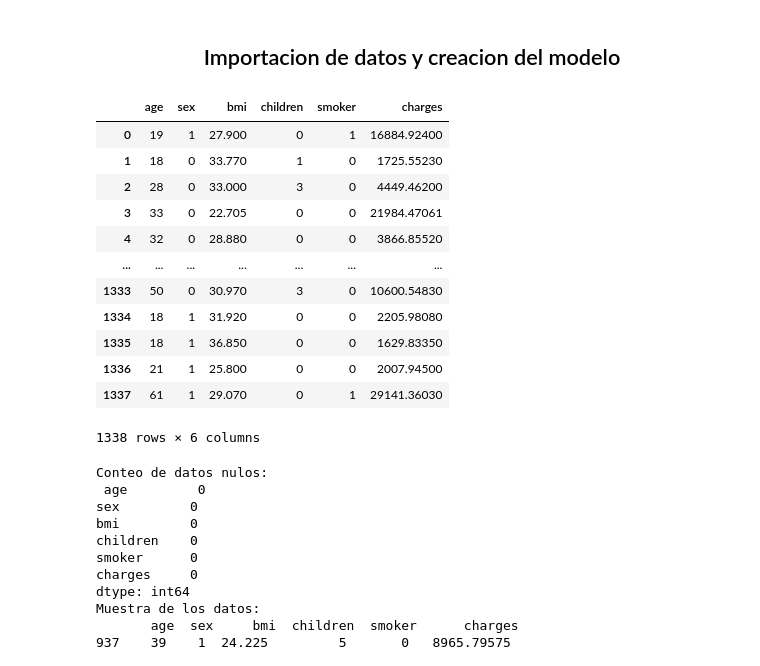
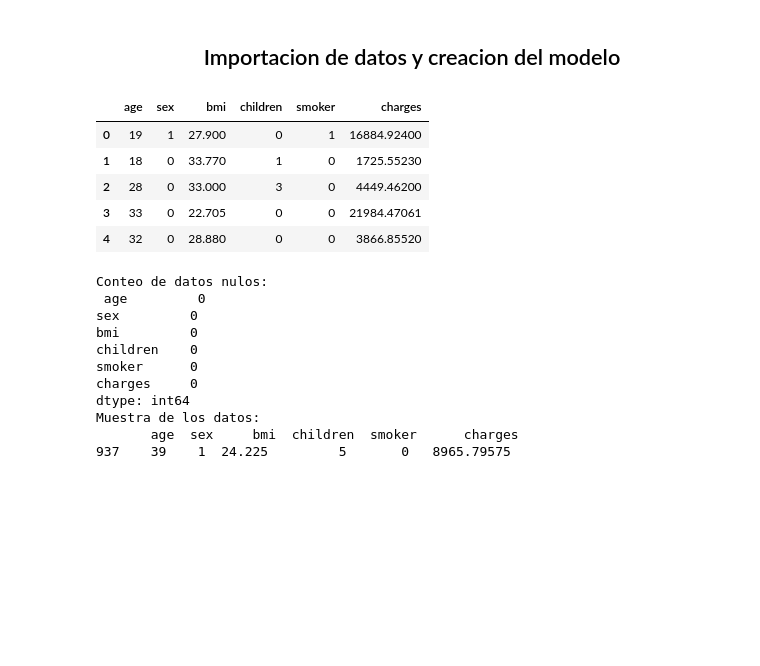
Before and after one commit to Alejo-P/Fundamentos-IA, a Jupyter notebook: T1-Regresion-Lineal/Programa.ipynb, the cells around one changed output. Drawn from its saved outputs; the diff is of its cells as text; code cells hidden in the pictures; blank space fills up the shorter version.

```diff
--- a/T1-Regresion-Lineal/Programa.ipynb
+++ b/T1-Regresion-Lineal/Programa.ipynb
@@ -6,21 +6,14 @@ import numpy as np # Para usar funciones matematicas
 # %%
 # Importar el set de datos del archivo 'seguro_salud.csv'
 Datos_seguro = pd.read_csv("./DataSet/seguro_salud.csv", sep=",") # Indicar que el archivo tiene como deliminatores la coma (,)
-Datos_seguro
+Datos_seguro.head(5)
 # %% [output]
 |  | age | sex | bmi | children | smoker | charges |
 | 0 | 19 | 1 | 27.900 | 0 | 1 | 16884.92400 |
 | 1 | 18 | 0 | 33.770 | 1 | 0 | 1725.55230 |
 | 2 | 28 | 0 | 33.000 | 3 | 0 | 4449.46200 |
 | 3 | 33 | 0 | 22.705 | 0 | 0 | 21984.47061 |
 | 4 | 32 | 0 | 28.880 | 0 | 0 | 3866.85520 |
-| ... | ... | ... | ... | ... | ... | ... |
-| 1333 | 50 | 0 | 30.970 | 3 | 0 | 10600.54830 |
-| 1334 | 18 | 1 | 31.920 | 0 | 0 | 2205.98080 |
-| 1335 | 18 | 1 | 36.850 | 0 | 0 | 1629.83350 |
-| 1336 | 21 | 1 | 25.800 | 0 | 0 | 2007.94500 |
-| 1337 | 61 | 1 | 29.070 | 0 | 1 | 29141.36030 |
-1338 rows × 6 columns
 # %%
 # Verificar valores nulos en el DataFrame
 print("Conteo de datos nulos:\n",Datos_seguro.isnull().sum())
```
Also changed, not shown: 2 other files.
